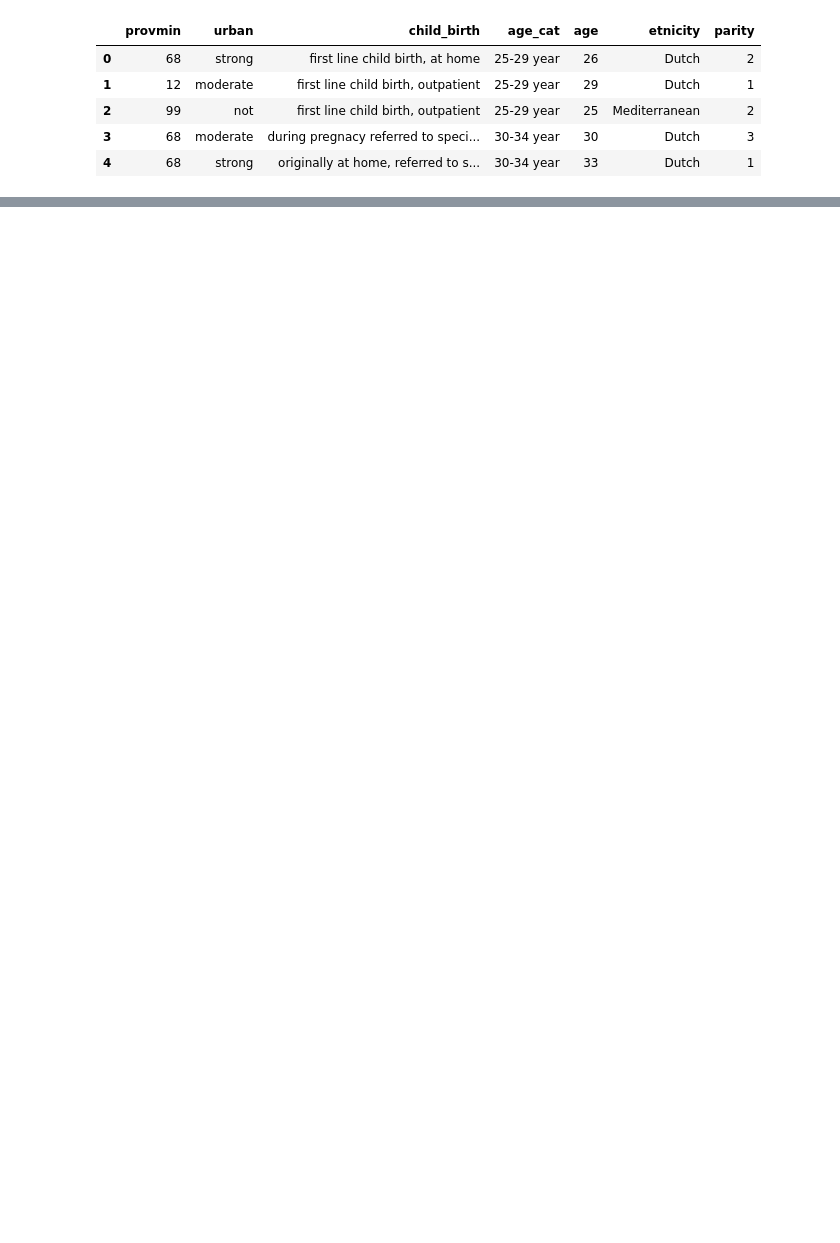
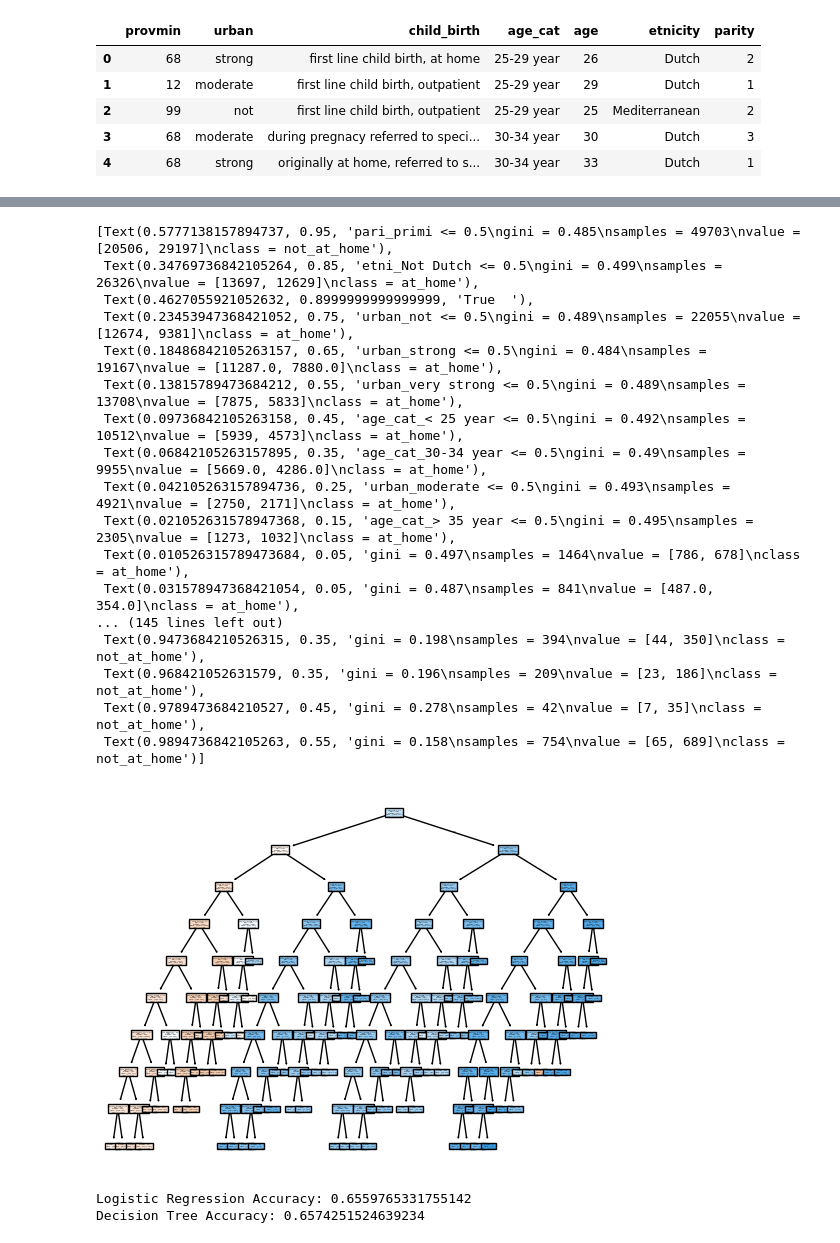
Before and after one commit to TimWijma/ds-dm-assignments, a Jupyter notebook: seven.ipynb, the cells around one changed output, grey strips where cells are left out. Saved outputs shown, nothing was run; the diff lists cells and outputs as text; code cells hidden in the pictures; blank space fills up the shorter version.

```diff
--- a/seven.ipynb
+++ b/seven.ipynb
@@ -11,3 +11,27 @@ births.head()
 | 2 | 99 | not | first line child birth, outpatient | 25-29 year | 25 | Mediterranean | 2 |
 | 3 | 68 | moderate | during pregnacy referred to speci... | 30-34 year | 30 | Dutch | 3 |
 | 4 | 68 | strong | originally at home, referred to s... | 30-34 year | 33 | Dutch | 1 |
+# %%
+births["home"] = births["child_birth"].apply(lambda x: "at_home" if x == "first line child birth, at home" else "not_at_home")
+
+births["pari"] = births["parity"].apply(lambda x: "primi" if x == 1 else "multi")
+
+births["etni"] = births["etnicity"].apply(lambda x: "Dutch" if x == "Dutch" else "Not Dutch")
+# %%
+from sklearn.linear_model import LogisticRegression
+
+regression_model = LogisticRegression()
+
+X = births[["pari", "age_cat", "etni", "urban"]]
+y = births["home"]
+
+X = pd.get_dummies(X, drop_first=True)
+
+
+regression_model.fit(X, y)
+
+from sklearn.metrics import classification_report
+
+y_pred = regression_model.predict(X)
+
+print(classification_report(y, y_pred))
@@ -13,0 +47,39 @@ births.head()
+# %%
+from sklearn.tree import DecisionTreeClassifier
+from sklearn.tree import plot_tree
+
+tree_model = DecisionTreeClassifier()
+
+tree_model.fit(X, y)
+
+plot_tree(tree_model, feature_names=X.columns, class_names=tree_model.classes_, filled=True)
+# %% [output]
+[Text(0.5777138157894737, 0.95, 'pari_primi <= 0.5\ngini = 0.485\nsamples = 49703\nvalue = [20506, 29197]\nclass = not_at_home'),
+ Text(0.34769736842105264, 0.85, 'etni_Not Dutch <= 0.5\ngini = 0.499\nsamples = 26326\nvalue = [13697, 12629]\nclass = at_home'),
+ Text(0.4627055921052632, 0.8999999999999999, 'True  '),
+ Text(0.23453947368421052, 0.75, 'urban_not <= 0.5\ngini = 0.489\nsamples = 22055\nvalue = [12674, 9381]\nclass = at_home'),
+ Text(0.18486842105263157, 0.65, 'urban_strong <= 0.5\ngini = 0.484\nsamples = 19167\nvalue = [11287.0, 7880.0]\nclass = at_home'),
+ Text(0.13815789473684212, 0.55, 'urban_very strong <= 0.5\ngini = 0.489\nsamples = 13708\nvalue = [7875, 5833]\nclass = at_home'),
+ Text(0.09736842105263158, 0.45, 'age_cat_< 25 year <= 0.5\ngini = 0.492\nsamples = 10512\nvalue = [5939, 4573]\nclass = at_home'),
+ Text(0.06842105263157895, 0.35, 'age_cat_30-34 year <= 0.5\ngini = 0.49\nsamples = 9955\nvalue = [5669.0, 4286.0]\nclass = at_home'),
+ Text(0.042105263157894736, 0.25, 'urban_moderate <= 0.5\ngini = 0.493\nsamples = 4921\nvalue = [2750, 2171]\nclass = at_home'),
+ Text(0.021052631578947368, 0.15, 'age_cat_> 35 year <= 0.5\ngini = 0.495\nsamples = 2305\nvalue = [1273, 1032]\nclass = at_home'),
+ Text(0.010526315789473684, 0.05, 'gini = 0.497\nsamples = 1464\nvalue = [786, 678]\nclass = at_home'),
+ Text(0.031578947368421054, 0.05, 'gini = 0.487\nsamples = 841\nvalue = [487.0, 354.0]\nclass = at_home'),
+... (145 lines left out)
+ Text(0.9473684210526315, 0.35, 'gini = 0.198\nsamples = 394\nvalue = [44, 350]\nclass = not_at_home'),
+ Text(0.968421052631579, 0.35, 'gini = 0.196\nsamples = 209\nvalue = [23, 186]\nclass = not_at_home'),
+ Text(0.9789473684210527, 0.45, 'gini = 0.278\nsamples = 42\nvalue = [7, 35]\nclass = not_at_home'),
+ Text(0.9894736842105263, 0.55, 'gini = 0.158\nsamples = 754\nvalue = [65, 689]\nclass = not_at_home')]
+[figure, added]
+# %%
+from sklearn.model_selection import cross_val_score
+
+regression_scores = cross_val_score(regression_model, X, y, cv=5, scoring="accuracy")
+tree_scores = cross_val_score(tree_model, X, y, cv=5, scoring="accuracy")
+
+print("Logistic Regression Accuracy:", regression_scores.mean())
+print("Decision Tree Accuracy:", tree_scores.mean())
+# %% [output]
+Logistic Regression Accuracy: 0.6559765331755142
+Decision Tree Accuracy: 0.6574251524639234
```
Also changed, not shown: parts of 1 cell of this notebook, 1 other file.
